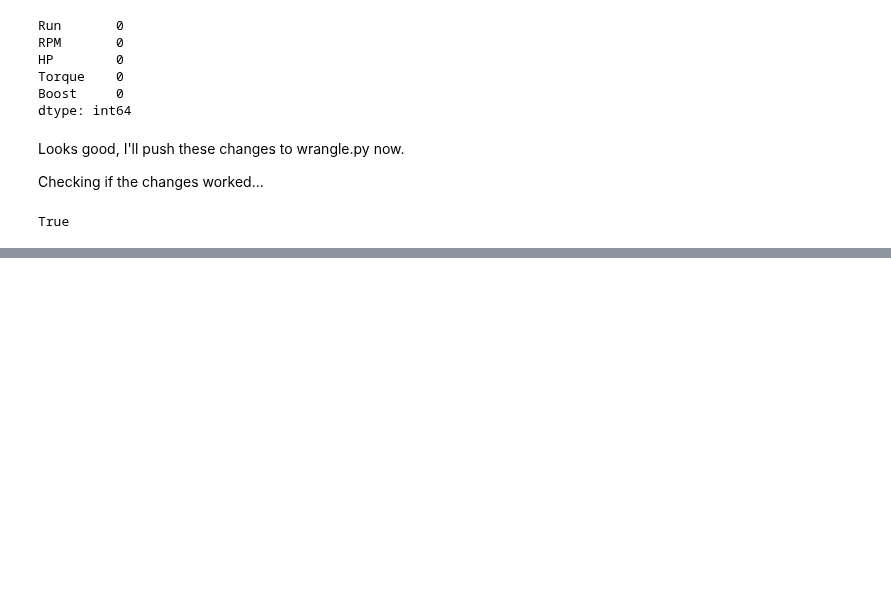
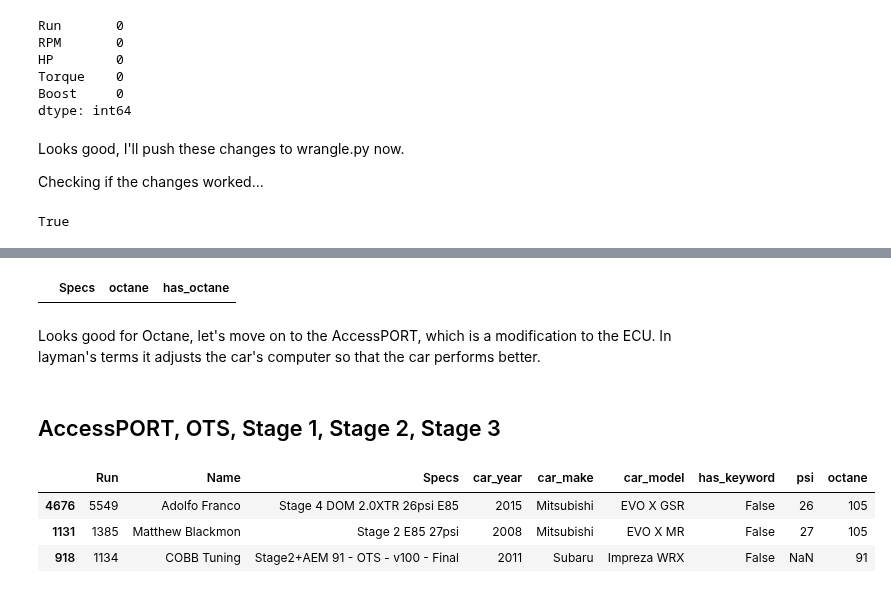
Before and after one commit to JacobPaxton/engine-performance, a Jupyter notebook: wrangle.ipynb, the cells around one changed output, grey strips where cells are left out. Drawn from its saved outputs; the diff is of its cells as text; code cells hidden in the pictures; blank space fills up the shorter version.

```diff
--- a/wrangle.ipynb
+++ b/wrangle.ipynb
@@ -342,3 +283,0 @@ dtype: int64
-# %%
-# capture boost psi into new column
-info['psi'] = info.Specs.str.extract(r'^.*\b(\d*\.*\d*)\s?[Pp][Ss][Ii].*$')[0]
@@ -428,0 +342,3 @@ info[info.Specs.str.contains('OTS|Stage')]
+# %%
+# capture nearly all psi ratings
+info['psi'] = info.Specs.str.extract(r'^.*\s(\d+\.*\d*)\s?[Pp][Ss][Ii].*$')
@@ -428,0 +417,18 @@ info[info.Specs.str.contains('OTS|Stage')]
+# %%
+info[(info.has_octane) & (info.octane.isna())][['Specs','octane','has_octane']]
+# %% [output]
+|  | Specs | octane | has_octane |
+# %% [markdown]
+Looks good for Octane, let's move on to the AccessPORT, which is a modification to the ECU. In layman's terms it adjusts the car's computer so that the car performs better.
+# %%
+# drop unnecessary columns
+info = info.drop(columns=['has_psi','has_octane'])
+# %% [markdown]
+## AccessPORT, OTS, Stage 1, Stage 2, Stage 3
+# %%
+info.sample(30)[info.Specs.str.contains('OTS|Stage')]
+# %% [output]
+|  | Run | Name | Specs | car_year | car_make | car_model | has_keyword | psi | octane |
+| 4676 | 5549 | Adolfo Franco | Stage 4 DOM 2.0XTR 26psi E85 | 2015 | Mitsubishi | EVO X GSR | False | 26 | 105 |
+| 1131 | 1385 | Matthew Blackmon | Stage 2 E85 27psi | 2008 | Mitsubishi | EVO X MR | False | 27 | 105 |
+| 918 | 1134 | COBB Tuning | Stage2+AEM 91 - OTS - v100 - Final | 2011 | Subaru | Impreza WRX | False | NaN | 91 |
```
Also changed, not shown: parts of 29 cells of this notebook, 2 other files.
